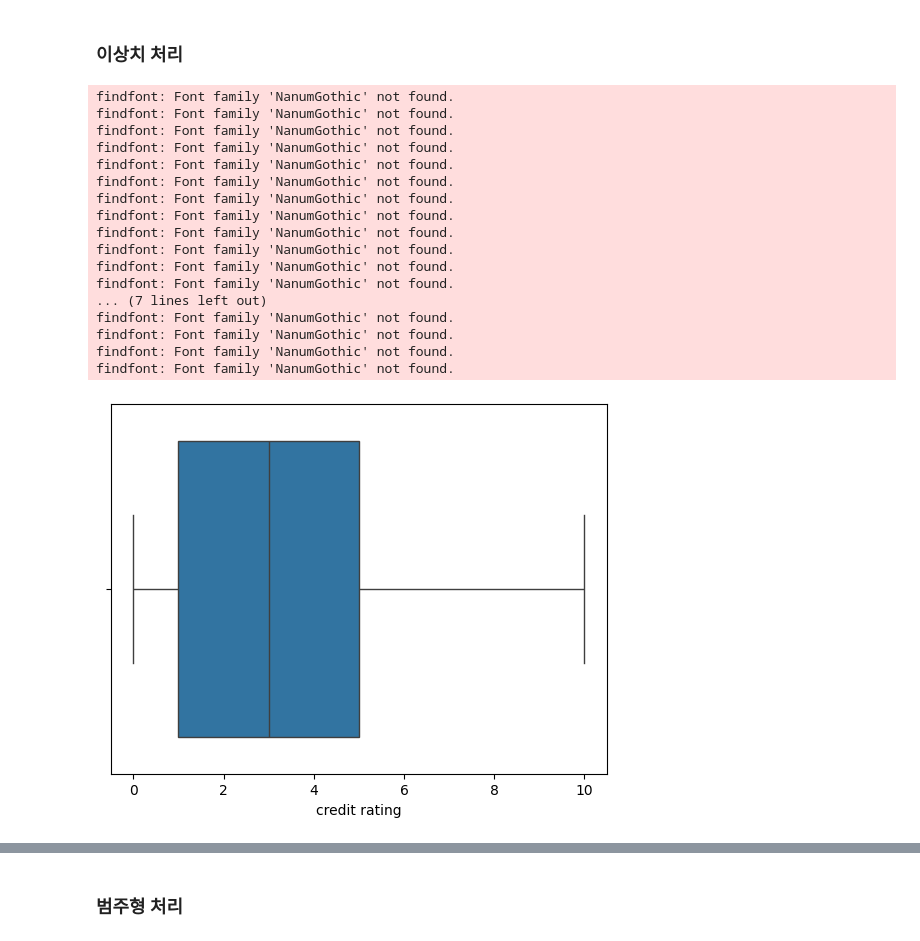
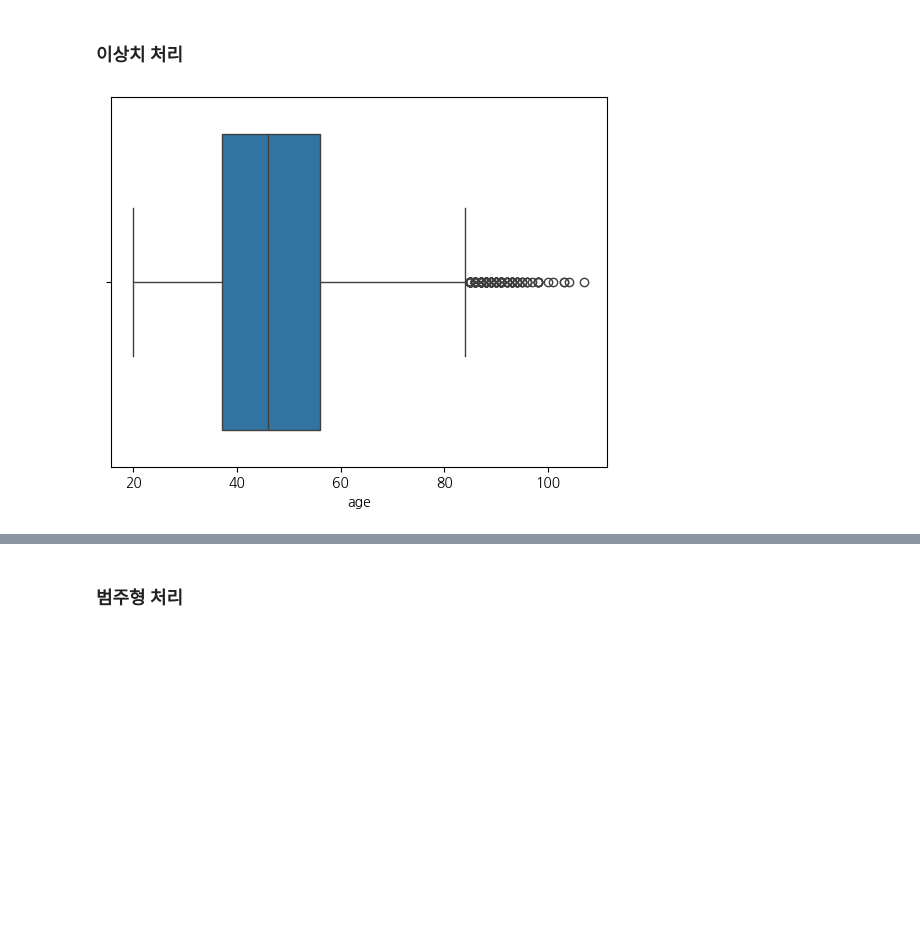
Before and after one commit to Huey-fitpet/study_machinelearnings, a Jupyter notebook: quest/Classifications/models_LentalCarOfContractType.ipynb, the cells around one changed output, grey strips where cells are left out. Cells and saved outputs as stored; diff of their text form; code cells hidden in the pictures; blank space fills up the shorter version.

```diff
--- a/quest/Classifications/models_LentalCarOfContractType.ipynb
+++ b/quest/Classifications/models_LentalCarOfContractType.ipynb
@@ -34,3 +49,17 @@ import lightgbm as lgb
+# %%
+import matplotlib.font_manager as fm
+# 폰트 캐시 삭제 및 재생성
+fm.fontManager.addfont('/usr/share/fonts/truetype/nanum/NanumGothic.ttf')
+fm._load_fontmanager(try_read_cache=False)
+
+# 폰트 설정
+font_path = '/usr/share/fonts/truetype/nanum/NanumGothic.ttf'
+font_prop = fm.FontProperties(fname=font_path)
+
+import matplotlib.pyplot as plt
+import matplotlib as mpl
+mpl.rcParams['font.family'] = font_prop.get_name()
+mpl.rcParams['axes.unicode_minus'] = False
 # %%
 data_df = pd.read_csv('../../datasets/LetalCarOfContractType.csv')
 data_df.head()
@@ -275,6 +336,6 @@ print(f"Cramer's V correlation: {correlation}")
 # %% [output]
 Cramer's V correlation: 1.0
 # %%
-data_df['overdue_count'] = data_df['overdue_count'].astype(str)
-correlation = cramers_v(data_df['overdue'], data_df['overdue_count'])
-print(f"Cramer's V correlation: {correlation}")
+# data_df['overdue_count'] = data_df['overdue_count'].astype(str)
+# correlation = cramers_v(data_df['overdue'], data_df['overdue_count'])
+# print(f"Cramer's V correlation: {correlation}")
@@ -398,24 +455,7 @@ data_df[data_df[columns_to_check].isna().any(axis=1)]
 # %% [markdown]
 ### 이상치 처리
 # %%
-sns.boxplot(data=data_df, x='credit rating') # credit rating
+sns.boxplot(data=data_df, x='age')
 plt.show()
 # %% [output]
-findfont: Font family 'NanumGothic' not found.
-findfont: Font family 'NanumGothic' not found.
-findfont: Font family 'NanumGothic' not found.
-findfont: Font family 'NanumGothic' not found.
-findfont: Font family 'NanumGothic' not found.
-findfont: Font family 'NanumGothic' not found.
-findfont: Font family 'NanumGothic' not found.
-findfont: Font family 'NanumGothic' not found.
-findfont: Font family 'NanumGothic' not found.
-findfont: Font family 'NanumGothic' not found.
-findfont: Font family 'NanumGothic' not found.
-findfont: Font family 'NanumGothic' not found.
-... (7 lines left out)
-findfont: Font family 'NanumGothic' not found.
-findfont: Font family 'NanumGothic' not found.
-findfont: Font family 'NanumGothic' not found.
-findfont: Font family 'NanumGothic' not found.
-[figure, old version]
+[figure, new version]
```
Also changed, not shown: parts of 63 cells of this notebook.
